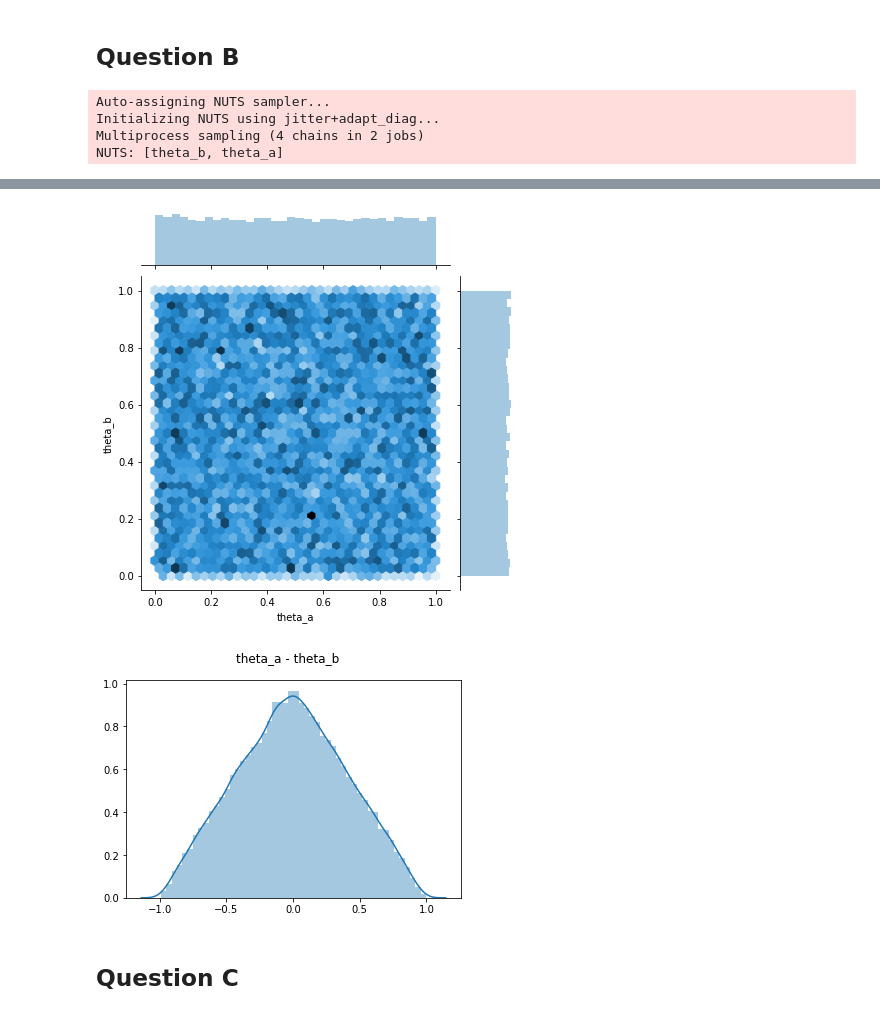
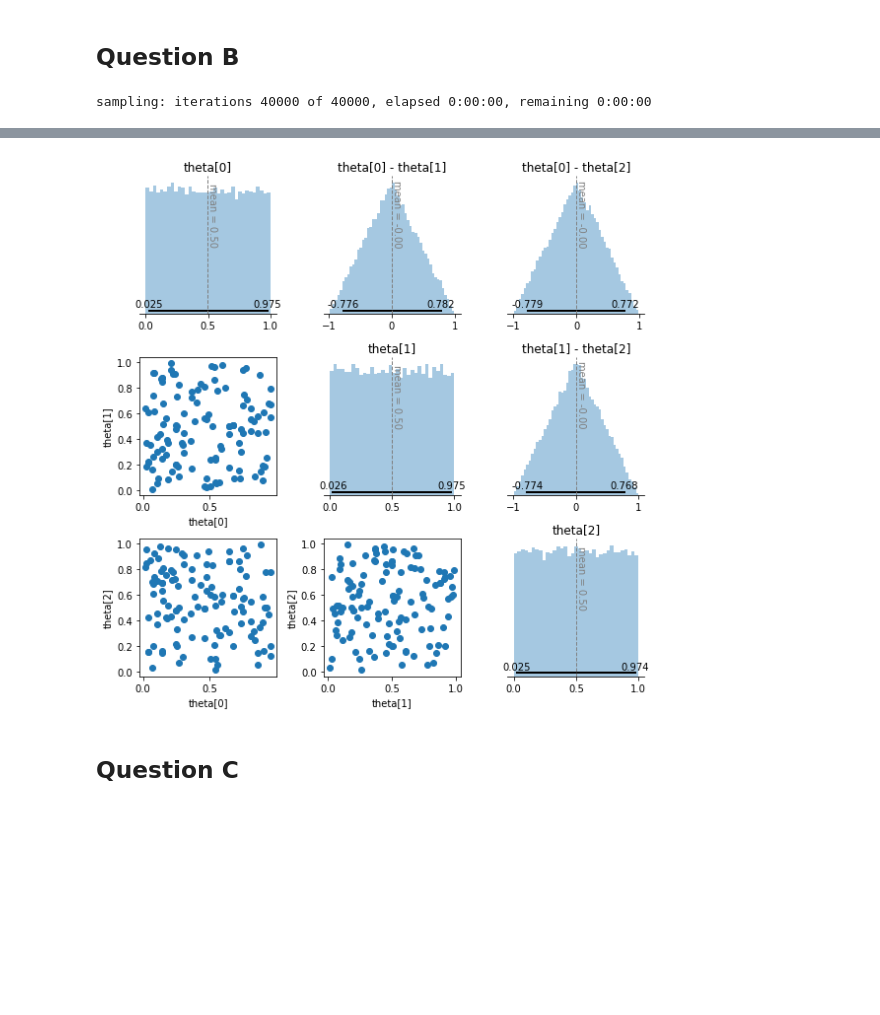
Before and after one commit to Nagasaki45/dbdapy, a Jupyter notebook: ch08.ipynb, the cells around one changed output, grey strips where cells are left out. Saved outputs shown, nothing was run; the diff lists cells and outputs as text; code cells hidden in the pictures; blank space fills up the shorter version.

```diff
--- a/ch08.ipynb
+++ b/ch08.ipynb
@@ -20,8 +18,8 @@ Reading data from csv file: 3 subjects, multiple samples per subject.
 
 Infer the subjects proportion, individually, and compare to each other.
 # %%
-data = pd.read_csv('data/ch08_ex1_demo_data.csv', dtype={'subject': 'category'})
-data.head()
+df = pd.read_csv('data/ch08_ex1_demo_data.csv', dtype={'subject': 'category'})
+df.head()
 # %% [output]
 |  | subject | y |
 | 0 | moshe | 1 |
@@ -103,22 +74,16 @@ Explore difference between parameters with various priors.
-# %%
-def explore_prior(theta_a_beta_params, theta_b_beta_params):
-
-    with pm.Model() as model:
-        # Model definition
-        theta_a = pm.Beta('theta_a', *theta_a_beta_params)
-        theta_b = pm.Beta('theta_b', *theta_b_beta_params)
-
-        # Sampling the prior
-        trace = pm.sample(TRACE_LENGTH, chains=CHAINS)
-
-    data = pd.DataFrame({t: trace.get_values(t) for t in ('theta_a', 'theta_b')})
-
-    # Plot
-    sns.jointplot('theta_a', 'theta_b', data, kind="hex", stat_func=None)
-
-    plt.figure()
-    sns.distplot(data['theta_a'] - data['theta_b'])
-    plt.suptitle('theta_a - theta_b')
+# %%
+def explore_prior(data, beta_a, beta_b):
+    prior_data = data.copy()
+    del prior_data['y']
+
+    prior_data['beta_a'] = beta_a
+    prior_data['beta_b'] = beta_b
+
+    prior_model = pyjags.Model(code=code, data=prior_data, chains=CHAINS)
+
+    prior_trace = prior_model.sample(vars=['theta'], iterations=TRACE_LENGTH)
+
+    plot_utils.param_comparison(prior_trace, 'theta', [0, 1, 2])
 # %% [markdown]
 ## Question A
 # %%
@@ -135,9 +94,6 @@ Sampling 4 chains for 1_000 tune and 10_000 draw iterations (4_000 + 40_000 draw
 # %% [markdown]
 ## Question B
 # %%
-explore_prior(theta_a_beta_params=(1, 1), theta_b_beta_params=(1, 1))
+explore_prior(data, beta_a=1, beta_b=1)
 # %% [output]
-Auto-assigning NUTS sampler...
-Initializing NUTS using jitter+adapt_diag...
-Multiprocess sampling (4 chains in 2 jobs)
-NUTS: [theta_b, theta_a]
+sampling: iterations 40000 of 40000, elapsed 0:00:00, remaining 0:00:00
@@ -146,4 +100,3 @@ Sampling 4 chains for 1_000 tune and 10_000 draw iterations (4_000 + 40_000 draw
-[figure, old version]
+[figure, new version]
-[figure, removed]
 # %% [markdown]
 ## Question C
```
Also changed, not shown: parts of 18 cells of this notebook, 5 other files.
